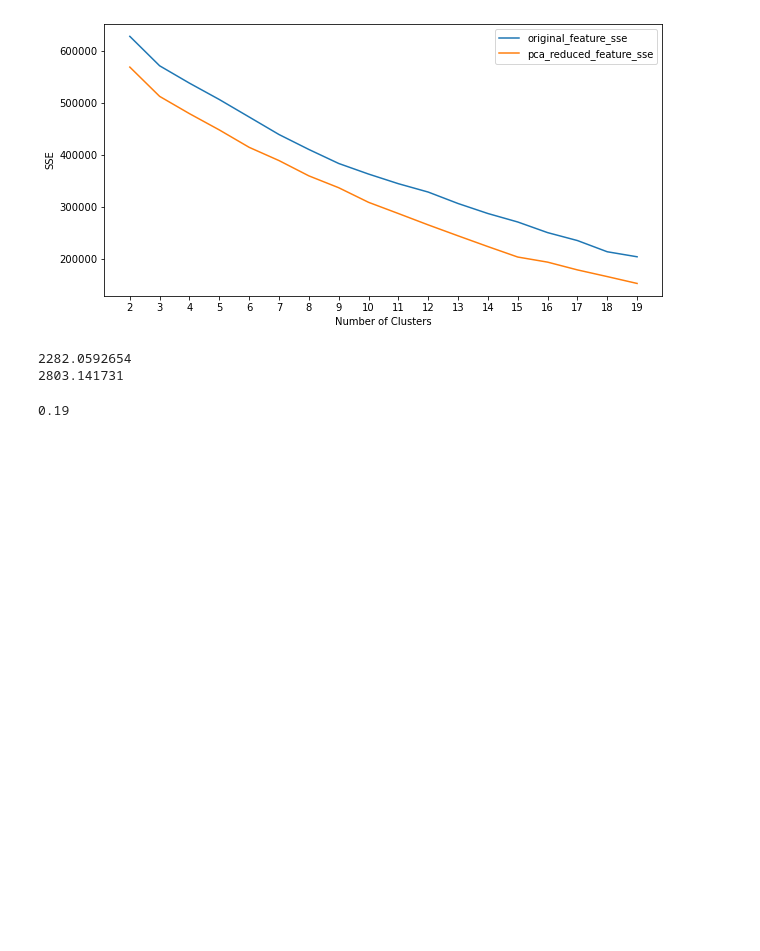
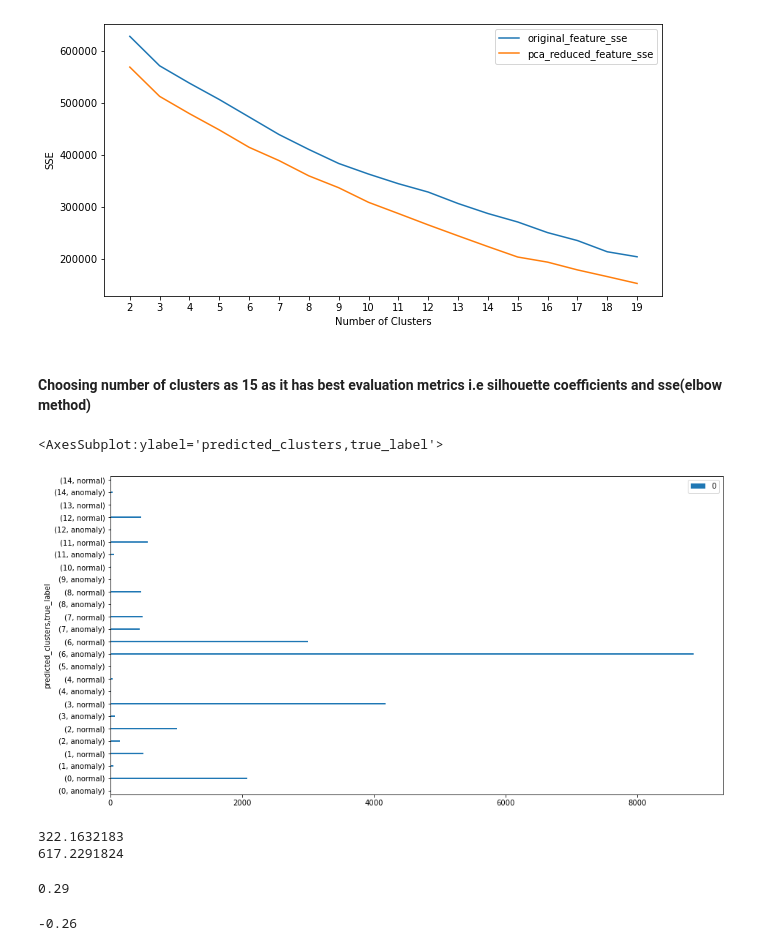
Before and after one commit to shivabansal1046/BITSAssignments, a Jupyter notebook: IDS_Assignment1/Network profiling.ipynb, the cells around one changed output. Drawn from its saved outputs; the diff is of its cells as text; code cells hidden in the pictures; blank space fills up the shorter version.

```diff
--- a/IDS_Assignment1/Network profiling.ipynb
+++ b/IDS_Assignment1/Network profiling.ipynb
@@ -413,3 +413,25 @@ plt.ylabel("SSE")
 plt.show()
 # %% [output]
 [figure]
+# %% [markdown]
+#### Choosing number of clusters as 15 as it has best evaluation metrics i.e silhouette coefficients and sse(elbow method)
+# %%
+kmeans_kwargs = {
+         "init": "k-means++",
+         "n_init": 10,
+         "max_iter": 100,
+         "random_state": 42,
+     }
+kmeans = KMeans(n_clusters=15, **kmeans_kwargs)
+predictions = kmeans.fit_predict(principalDf)
+# %%
+principalDf['predicted_clusters'] = predictions
+principalDf['true_label'] = y
+principalDf["true_label"] = principalDf["true_label"].replace({0 : "normal", 1: "anomaly"})
+# %%
+
+agg_df = principalDf[['predicted_clusters', 'true_label', 0]].groupby(['predicted_clusters', 'true_label']).count()
+agg_df.plot.barh(figsize=(15,8), width=0.1)
+# %% [output]
+<AxesSubplot:ylabel='predicted_clusters,true_label'>
+[figure, added]
@@ -423,13 +454,19 @@ def optics(df):
 # %%
 import time
 print(time.perf_counter())
-#original_featured_cluster = optics(x)
-pca_reduced_features_cluster = optics(principalDf)
+dbscan_obj = dbscan(principalDf)
+optics_obj = optics(principalDf)
 print(time.perf_counter())
 # %% [output]
-2282.0592654
-2803.141731
+322.1632183
+617.2291824
-# %%
-print(pca_reduced_features_cluster[1])
-# %% [output]
-0.19
+# %%
+#silhouette cofficient of dbscan
+dbscan_obj[1]
+# %% [output]
+0.29
+# %%
+#silhouette cofficient of optics
+optics_obj[1]
+# %% [output]
+-0.26
```
Also changed, not shown: parts of 9 cells of this notebook, 2 other files.
